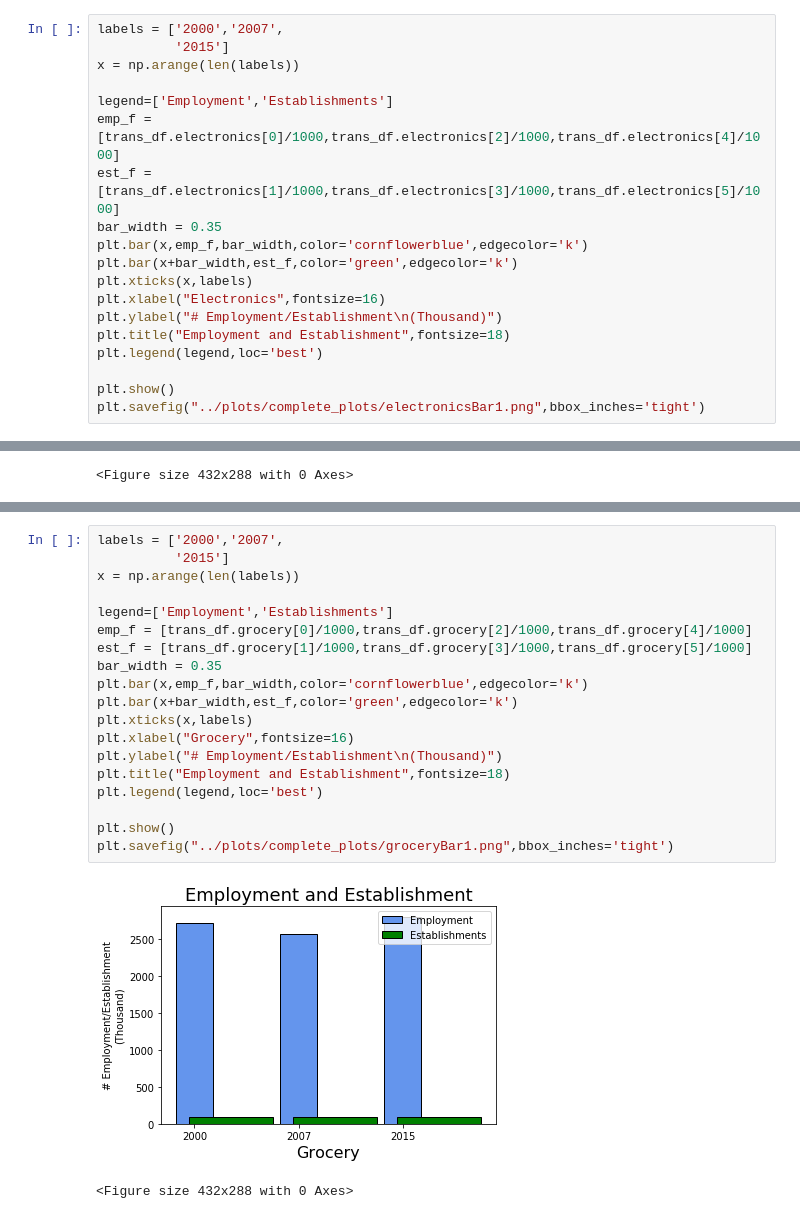
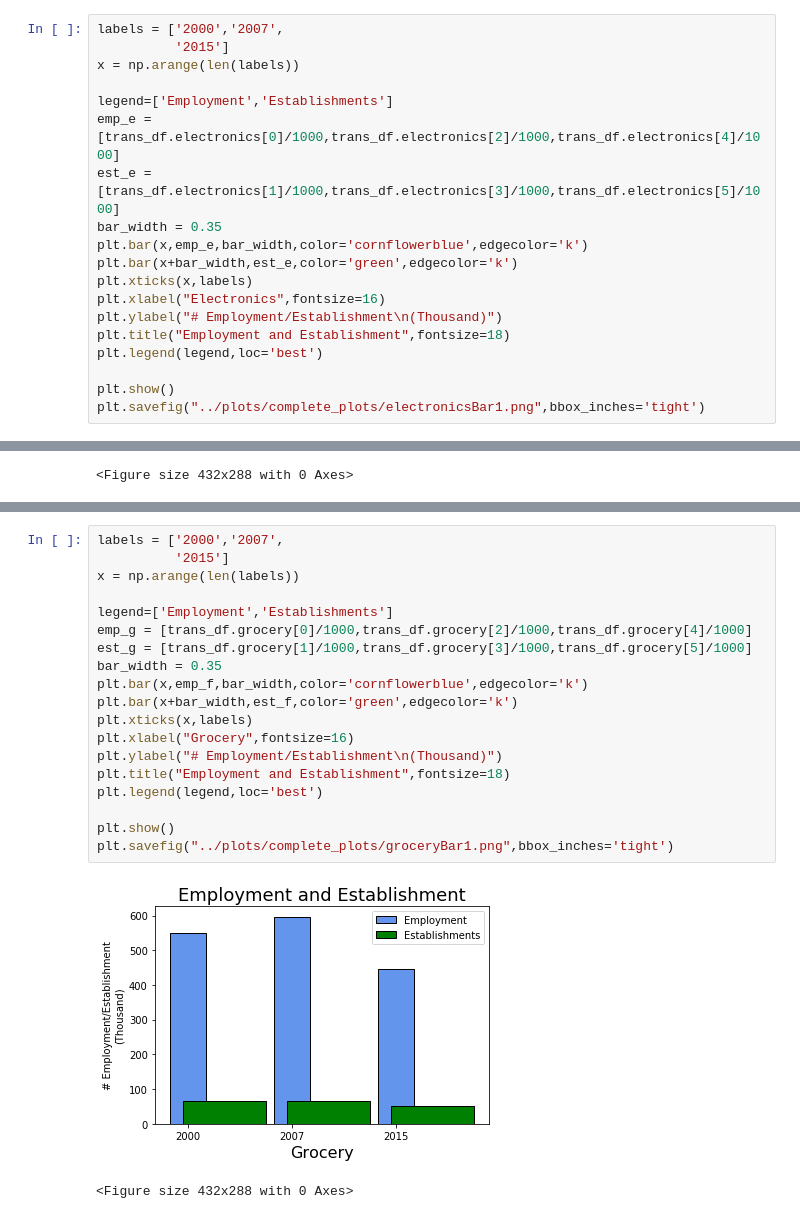
Before and after one commit to christybalaji/Retail_Crisis, a Jupyter notebook: data/plots/emloyment_establisment.ipynb, the cells around one changed output, grey strips where cells are left out. Drawn from its saved outputs; the diff is of its cells as text.

```diff
--- a/data/plots/emloyment_establisment.ipynb
+++ b/data/plots/emloyment_establisment.ipynb
@@ -82,11 +109,11 @@ labels = ['2000','2007',
 x = np.arange(len(labels))
 
 legend=['Employment','Establishments']
-emp_f = [trans_df.electronics[0]/1000,trans_df.electronics[2]/1000,trans_df.electronics[4]/1000]
-est_f = [trans_df.electronics[1]/1000,trans_df.electronics[3]/1000,trans_df.electronics[5]/1000]
+emp_e = [trans_df.electronics[0]/1000,trans_df.electronics[2]/1000,trans_df.electronics[4]/1000]
+est_e = [trans_df.electronics[1]/1000,trans_df.electronics[3]/1000,trans_df.electronics[5]/1000]
 bar_width = 0.35
-plt.bar(x,emp_f,bar_width,color='cornflowerblue',edgecolor='k')
-plt.bar(x+bar_width,est_f,color='green',edgecolor='k')
+plt.bar(x,emp_e,bar_width,color='cornflowerblue',edgecolor='k')
+plt.bar(x+bar_width,est_e,color='green',edgecolor='k')
 plt.xticks(x,labels)
 plt.xlabel("Electronics",fontsize=16)
 plt.ylabel("# Employment/Establishment\n(Thousand)")
@@ -101,22 +155,22 @@ plt.savefig("../plots/complete_plots/electronicsBar1.png",bbox_inches='tight')
 # %%
 labels = ['2000','2007',
           '2015']
 x = np.arange(len(labels))
 
 legend=['Employment','Establishments']
-emp_f = [trans_df.grocery[0]/1000,trans_df.grocery[2]/1000,trans_df.grocery[4]/1000]
-est_f = [trans_df.grocery[1]/1000,trans_df.grocery[3]/1000,trans_df.grocery[5]/1000]
+emp_g = [trans_df.grocery[0]/1000,trans_df.grocery[2]/1000,trans_df.grocery[4]/1000]
+est_g = [trans_df.grocery[1]/1000,trans_df.grocery[3]/1000,trans_df.grocery[5]/1000]
 bar_width = 0.35
 plt.bar(x,emp_f,bar_width,color='cornflowerblue',edgecolor='k')
 plt.bar(x+bar_width,est_f,color='green',edgecolor='k')
 plt.xticks(x,labels)
 plt.xlabel("Grocery",fontsize=16)
 plt.ylabel("# Employment/Establishment\n(Thousand)")
 plt.title("Employment and Establishment",fontsize=18)
 plt.legend(legend,loc='best')
 
 plt.show()
 plt.savefig("../plots/complete_plots/groceryBar1.png",bbox_inches='tight')
 # %% [output]
-[figure, old version]
+[figure, new version]
 <Figure size 432x288 with 0 Axes>
```
Also changed, not shown: parts of 6 cells of this notebook, 8 other files.
